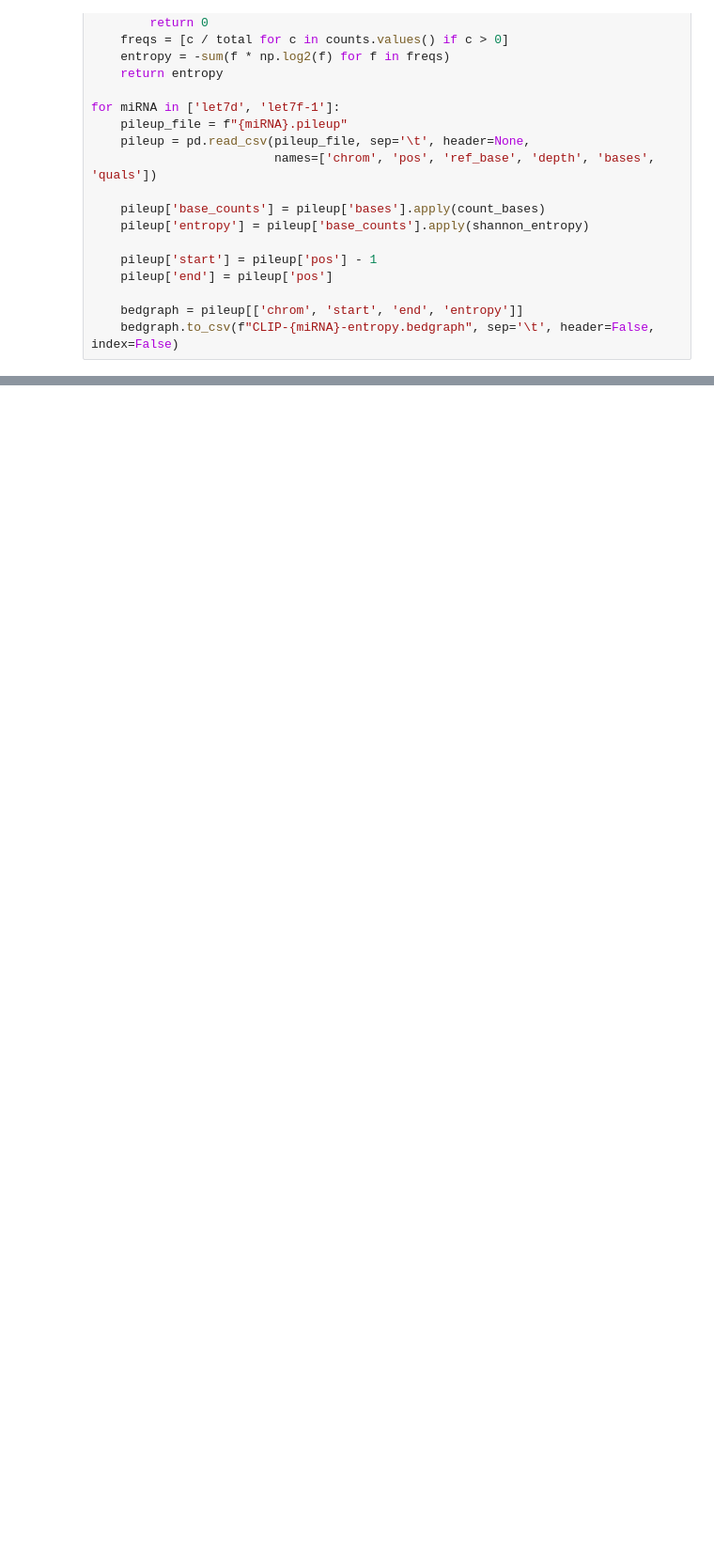
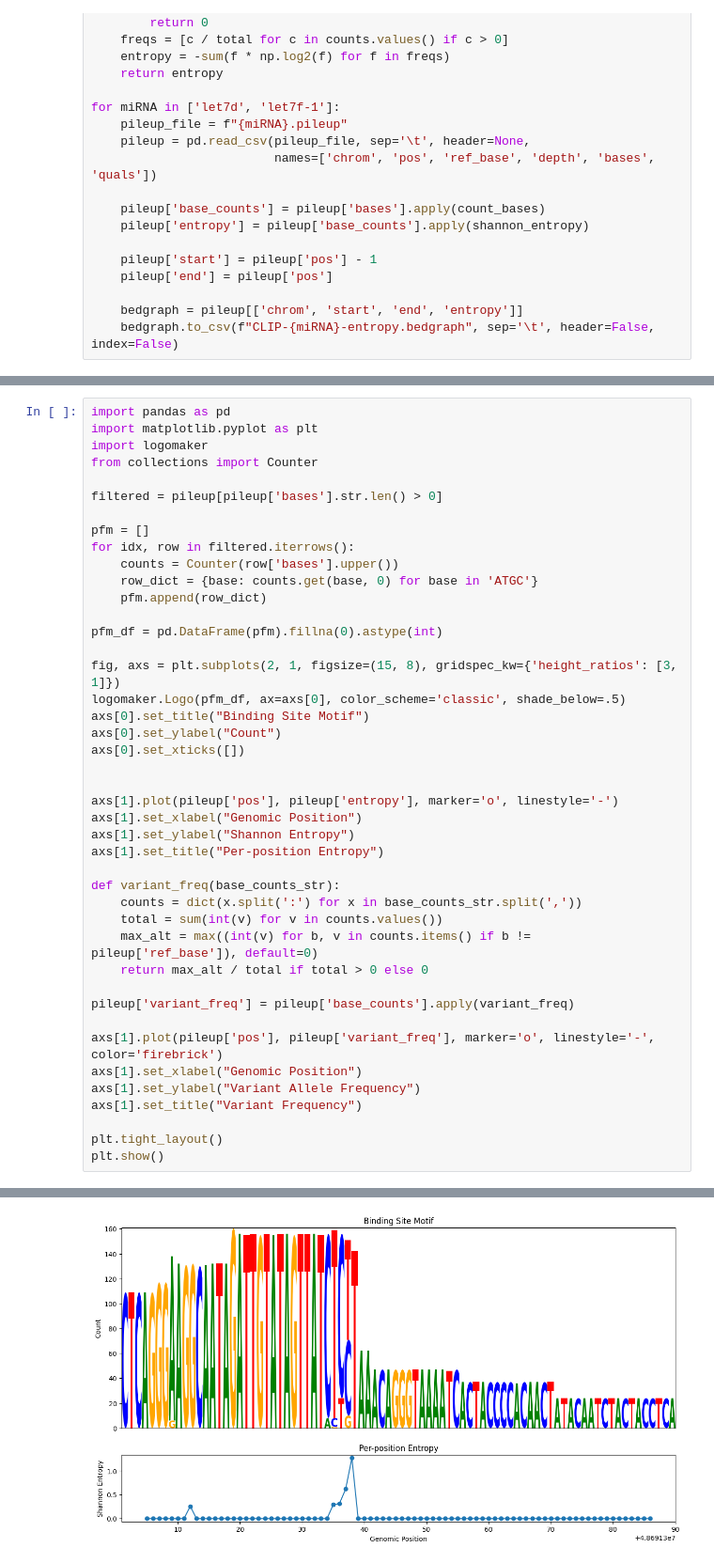
Before and after one commit to khs1119/lin28a-clip-seq, a Jupyter notebook: CoLab_TermProj_2025_3.ipynb, the cells around one changed output, grey strips where cells are left out. Shown at 94% size. Saved outputs shown, nothing was run; the diff lists cells and outputs as text; blank space fills up the shorter version.

```diff
--- a/CoLab_TermProj_2025_3.ipynb
+++ b/CoLab_TermProj_2025_3.ipynb
@@ -427,0 +490,44 @@ for miRNA in ['let7d', 'let7f-1']:
+# %%
+import pandas as pd
+import matplotlib.pyplot as plt
+import logomaker
+from collections import Counter
+
+filtered = pileup[pileup['bases'].str.len() > 0]
+
+pfm = []
+for idx, row in filtered.iterrows():
+    counts = Counter(row['bases'].upper())
+    row_dict = {base: counts.get(base, 0) for base in 'ATGC'}
+    pfm.append(row_dict)
+
+pfm_df = pd.DataFrame(pfm).fillna(0).astype(int)
+
+fig, axs = plt.subplots(2, 1, figsize=(15, 8), gridspec_kw={'height_ratios': [3, 1]})
+logomaker.Logo(pfm_df, ax=axs[0], color_scheme='classic', shade_below=.5)
+axs[0].set_title("Binding Site Motif")
+axs[0].set_ylabel("Count")
+axs[0].set_xticks([])
+
+
+axs[1].plot(pileup['pos'], pileup['entropy'], marker='o', linestyle='-')
+axs[1].set_xlabel("Genomic Position")
+axs[1].set_ylabel("Shannon Entropy")
+axs[1].set_title("Per-position Entropy")
+
+def variant_freq(base_counts_str):
+    counts = dict(x.split(':') for x in base_counts_str.split(','))
+    total = sum(int(v) for v in counts.values())
+    max_alt = max((int(v) for b, v in counts.items() if b != pileup['ref_base']), default=0)
+    return max_alt / total if total > 0 else 0
+
+pileup['variant_freq'] = pileup['base_counts'].apply(variant_freq)
+
+axs[1].plot(pileup['pos'], pileup['variant_freq'], marker='o', linestyle='-', color='firebrick')
+axs[1].set_xlabel("Genomic Position")
+axs[1].set_ylabel("Variant Allele Frequency")
+axs[1].set_title("Variant Frequency")
+
+plt.tight_layout()
+plt.show()
+# %% [output]
@@ -427,0 +535 @@ for miRNA in ['let7d', 'let7f-1']:
+[figure, added]
```
Also changed, not shown: parts of 9 cells of this notebook.
